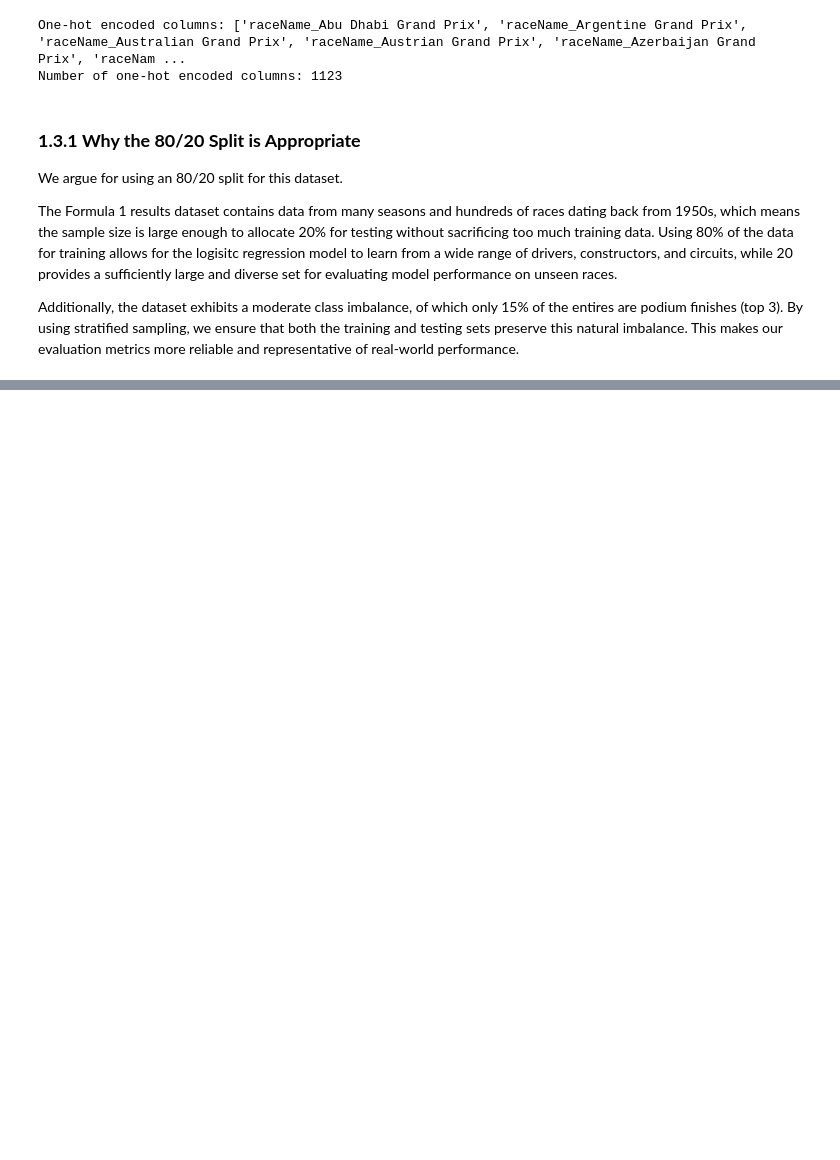
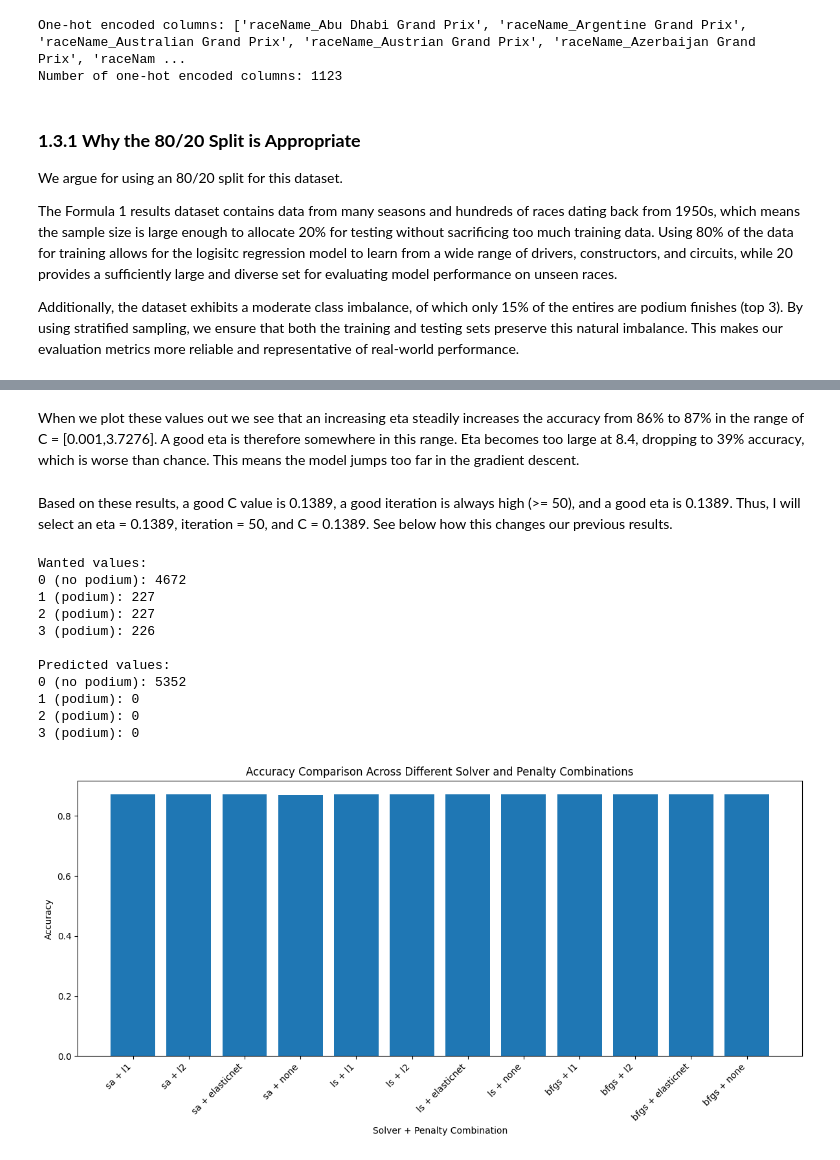
Before and after one commit to lukeVoinov/Machine-Learning-in-Python, a Jupyter notebook: Lab 3 - Extending Logistic Regression/nguyen_lab3.ipynb, the cells around one changed output, grey strips where cells are left out. Saved outputs shown, nothing was run; the diff lists cells and outputs as text; code cells hidden in the pictures; blank space fills up the shorter version.

```diff
--- a/Lab 3 - Extending Logistic Regression/nguyen_lab3.ipynb
+++ b/Lab 3 - Extending Logistic Regression/nguyen_lab3.ipynb
@@ -280,0 +902,59 @@ plt.show()
+# %% [markdown]
+When we plot these values out we see that an increasing eta steadily increases the accuracy from 86% to 87% in the range of C = [0.001,3.7276]. A good eta is therefore somewhere in this range. Eta becomes too large at 8.4, dropping to 39% accuracy, which is worse than chance. This means the model jumps too far in the gradient descent.
+# %% [markdown]
+Based on these results, a good C value is 0.1389, a good iteration is always high (>= 50), and a good eta is 0.1389. Thus, I will select an eta = 0.1389, iteration = 50, and C = 0.1389. See below how this changes our previous results.
+# %%
+solvers = ['sa','ls','bfgs']
+penalties = ['l1','l2','elasticnet','none']
+
+combined_sp = []
+accuracies = []
+
+eta = 0.1389
+iterations = 50
+C = 0.1389
+
+for s in solvers:
+    for p in penalties:
+        combined_sp.append(s + " + " + p)
+        lr = LogisticRegression(eta,iterations,s,p,C)
+        lr.fit(X_train_scaled,y_train)
+
+        yhat = lr.predict(X_test_scaled)
+        acc = accuracy_score(y_test,yhat)
+        accuracies.append(acc)
+
+
+print("Wanted values:")
+print("0 (no podium):", np.sum(y_test == 0))
+print("1 (podium):", np.sum(y_test == 1))
+print("2 (podium):", np.sum(y_test == 2))
+print("3 (podium):", np.sum(y_test == 3),"\n")
+
+print("Predicted values:")
+print("0 (no podium):", np.sum(yhat == 0))
+print("1 (podium):", np.sum(yhat == 1))
+print("2 (podium):", np.sum(yhat == 2))
+print("3 (podium):", np.sum(yhat == 3))
+
+plt.figure(figsize=(12, 6))
+plt.bar(range(len(combined_sp)), accuracies)
+plt.xlabel('Solver + Penalty Combination')
+plt.ylabel('Accuracy')
+plt.title('Accuracy Comparison Across Different Solver and Penalty Combinations')
+plt.xticks(range(len(combined_sp)), combined_sp, rotation=45, ha='right')
+plt.tight_layout()
+plt.show()
+# %% [output]
+Wanted values:
+0 (no podium): 4672
+1 (podium): 227
+2 (podium): 227
+3 (podium): 226
+
+Predicted values:
+0 (no podium): 5352
+1 (podium): 0
+2 (podium): 0
+3 (podium): 0
+[figure, added]
```
Also changed, not shown: parts of 50 cells of this notebook.
